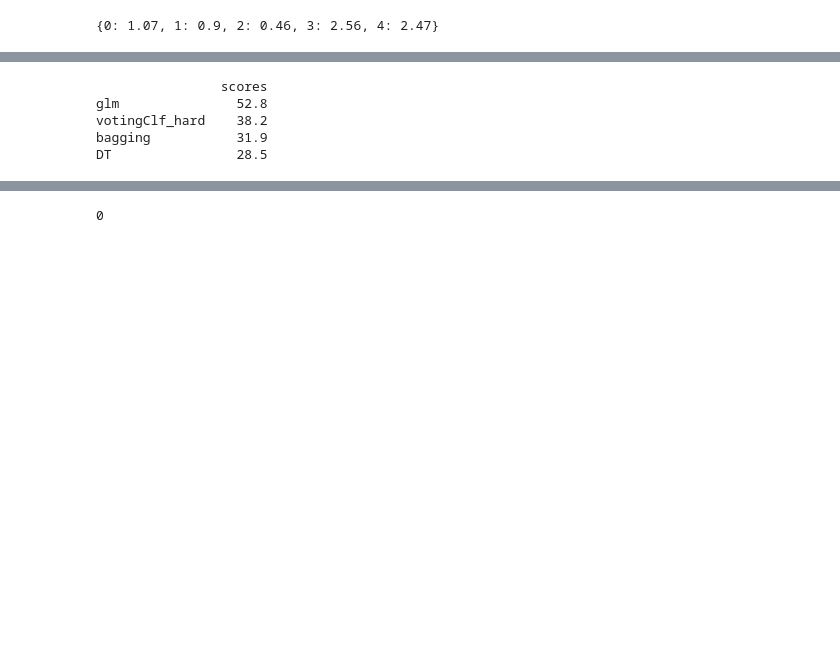
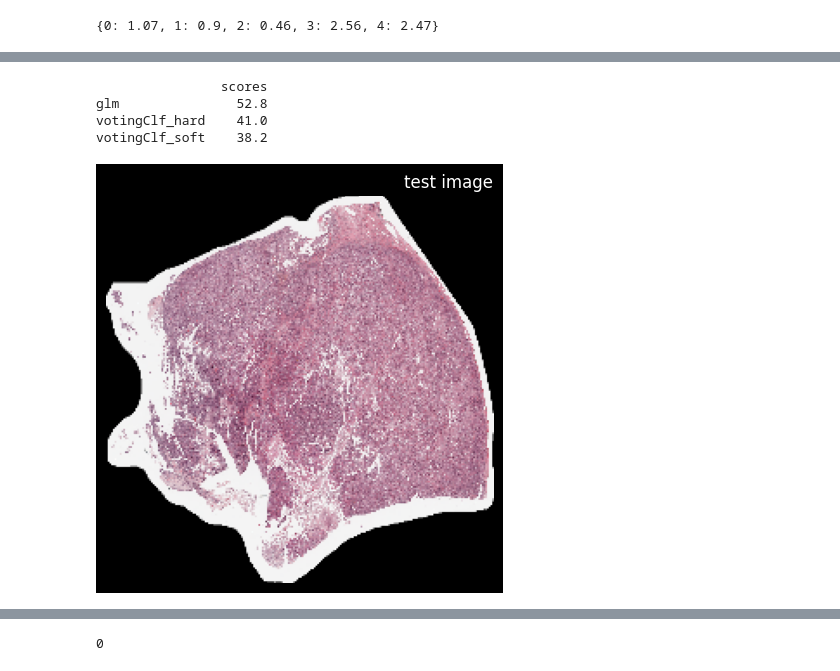
Before and after one commit to ChristopheMpagaDSTI/UBC-tumor-classification, a Jupyter notebook: tumor-classification2.ipynb, the cells around one changed output, grey strips where cells are left out. Cells and saved outputs as stored; diff of their text form; code cells hidden in the pictures; blank space fills up the shorter version.

```diff
--- a/tumor-classification2.ipynb
+++ b/tumor-classification2.ipynb
@@ -253,20 +267,18 @@ votingClf_hard
 # %%
 # yield scores df
-scores_df = pd.DataFrame(Scores.values(),
+scores_df = (pd.DataFrame(Scores.values(),
              index = Models.keys(),
              columns = ["scores"]
             #  columns = [f"scoreCV{d}" for d in range(1,6)]
              )
-print((scores_df.sort_values(by = "scores",ascending=False)
-.head(4)
-    )
+.sort_values(by = "scores",ascending=False)
 )
+print(scores_df.head(3))
 # %% [output]
                 scores
 glm               52.8
-votingClf_hard    38.2
-bagging           31.9
-DT                28.5
+votingClf_hard    41.0
+votingClf_soft    38.2
 # %%
 # print("pred:",fit.predict(X_test).tolist())
 # print("true:",[y_test[i] for i in range(len(y_test))])
@@ -277,0 +288,12 @@ DT                28.5
+# %%
+# load test image
+test_image = tf.keras.utils.load_img('./test_thumbnails/41_thumbnail.png',target_size=IMG_SIZE)
+
+
+#visualize image
+plt.figure(figsize=(5,10))
+plt.imshow(test_image)
+_=plt.axis('off')
+_=plt.title(label='test image',loc = "right")
+# %% [output]
+[figure, added]
```
Also changed, not shown: parts of 11 cells of this notebook.
